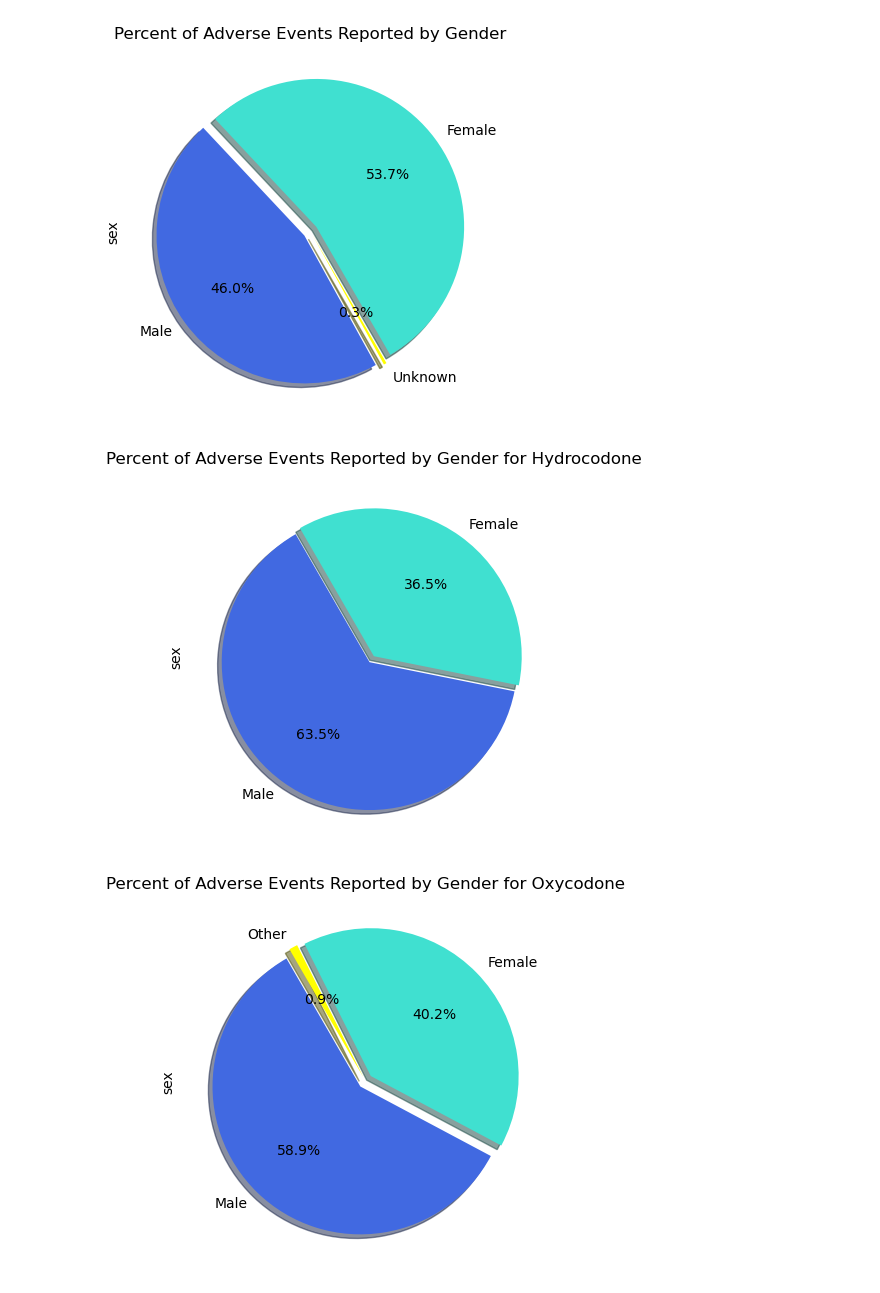
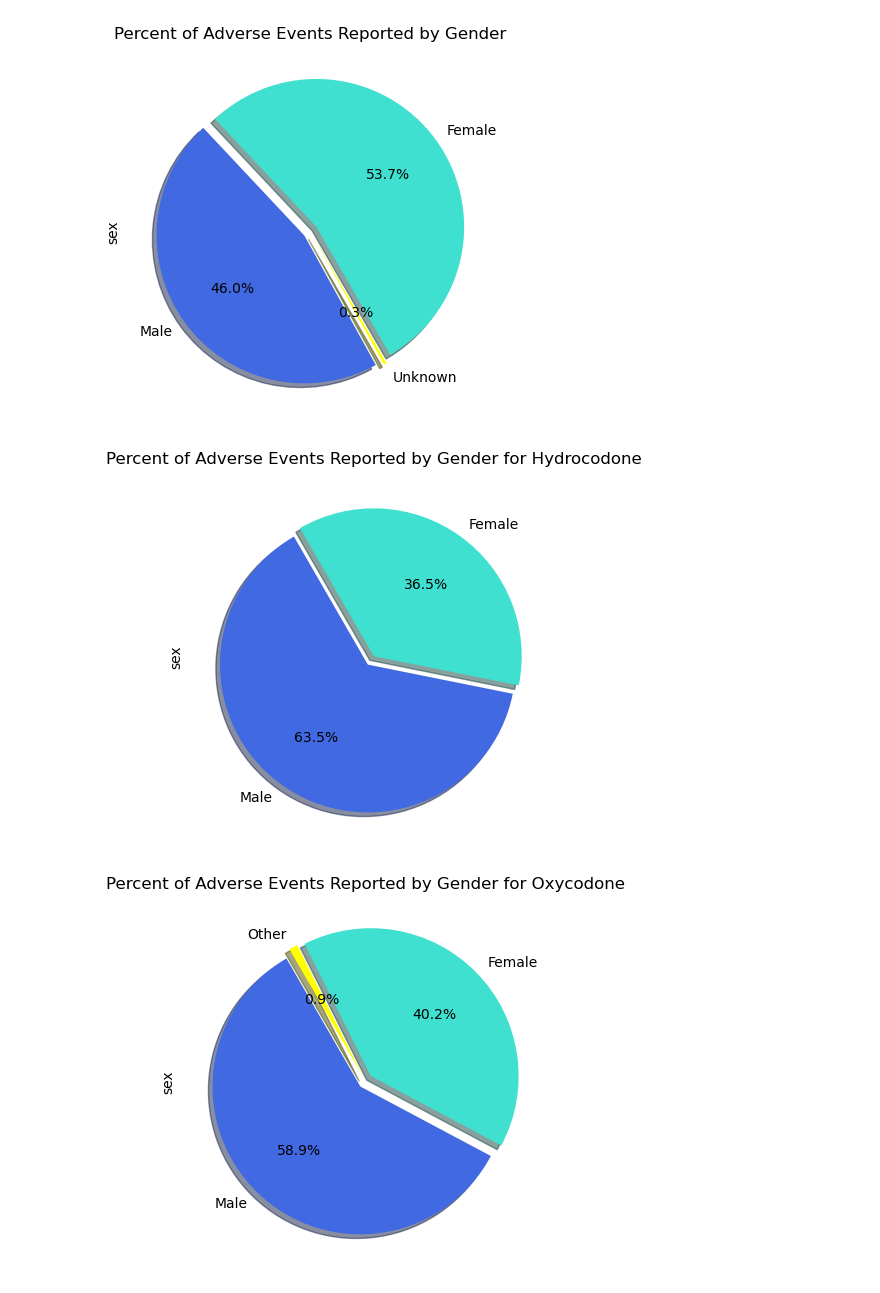
Before and after one commit to EBPaz/Adverse_Drug_Events_In_Pain_Medications, a Jupyter notebook: Eva/main dataframe.ipynb, the cells around one changed output. Drawn from its saved outputs; the diff is of its cells as text; code cells hidden in the pictures.

```diff
--- a/Eva/main dataframe.ipynb
+++ b/Eva/main dataframe.ipynb
@@ -446,15 +474,15 @@ plt.show()
 # %%
 #create a pie chart that shows how many Male vs. Female patients experienced adverse events for Hydrocodone
 gender_hydrocodone = hydrocodone_df["sex"].value_counts()
 gender_hydrocodone
 
 labels = ["Male","Female"]
 colors = ["royalblue", "turquoise"]
 
-gender_hydrocodone.plot(kind="pie", y = gender_hydrocodone, labels = labels, autopct = "%1.1f%%", title ="Percent of Adverse Events Reported by Gender for Hydrocodone", colors=colors, explode = (.05,0), shadow = True, startangle = 120)
+gender_hydrocodone.plot(kind="pie", y = gender_hydrocodone, labels = labels, autopct = "%1.1f%%", title ="Percent of Adverse Events Reported by Gender for Hydrocodone", colors=colors, explode = (.07,0), shadow = True, startangle = 120)
 plt.show()
 # %% [output]
-[figure, old version]
+[figure, new version]
 # %%
 #create a pie chart that shows how many Male vs. Female patients experienced adverse events for Oxycodone
 gender_oxycodone = oxycodone_df["sex"].value_counts()
```
Also changed, not shown: parts of 9 cells of this notebook.
